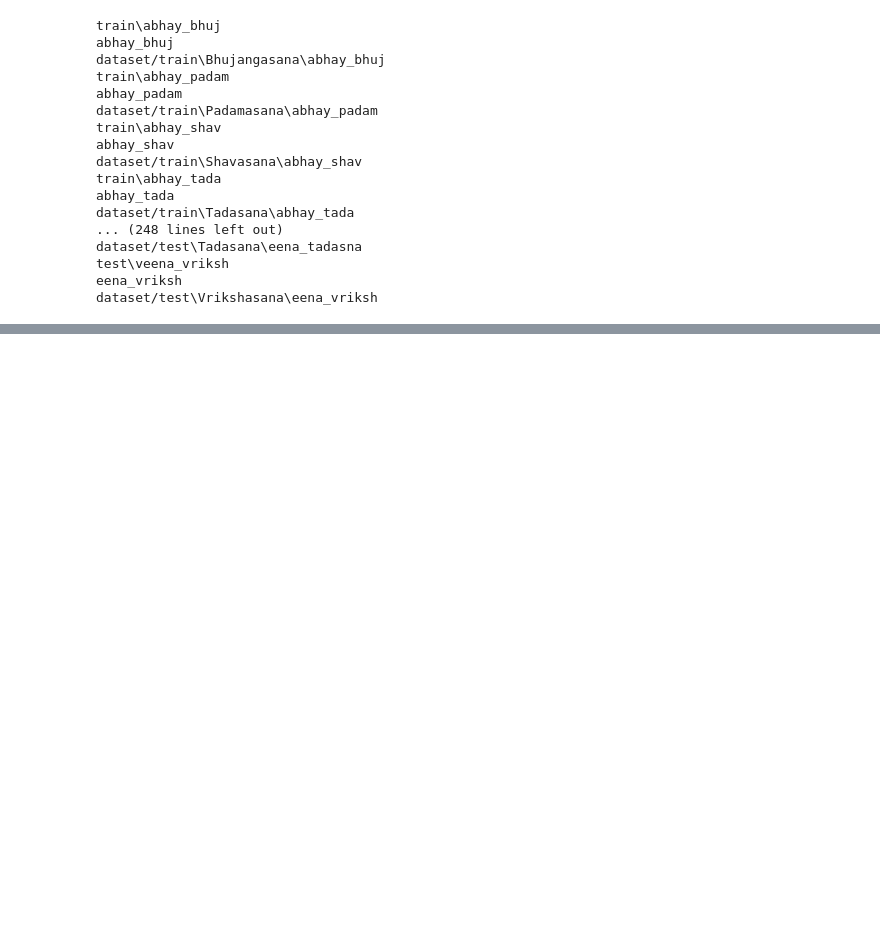
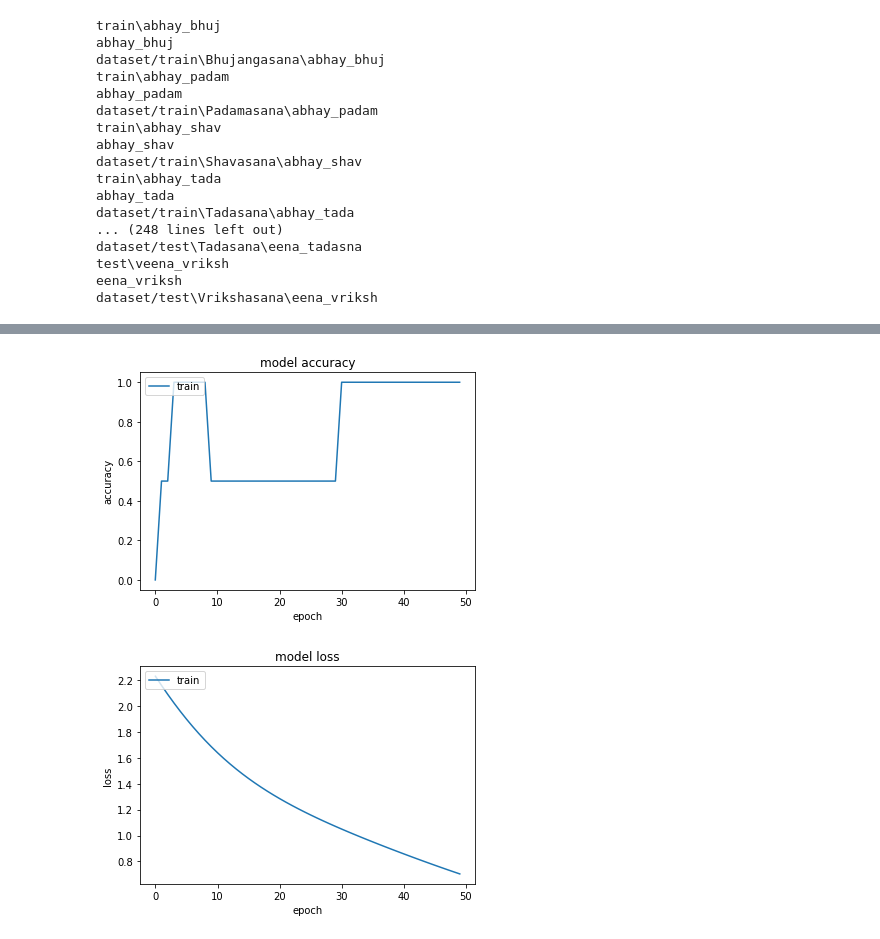
Before and after one commit to radhamujumdar/Yoga_Class-Analysis, a Jupyter notebook: Frames_folder.ipynb, the cells around one changed output, grey strips where cells are left out. Saved outputs shown, nothing was run; the diff lists cells and outputs as text; code cells hidden in the pictures; blank space fills up the shorter version.

```diff
--- a/Frames_folder.ipynb
+++ b/Frames_folder.ipynb
@@ -271,0 +300,5 @@ FileNotFoundError: Unsuccessful TensorSliceReader constructor: Failed to find an
+# %%
+x_train = train
+y_train = label
+
+print(x_train.shape, y_train.shape)
@@ -271,0 +307,12 @@ FileNotFoundError: Unsuccessful TensorSliceReader constructor: Failed to find an
+# %%
+model = tf.keras.Sequential()
+# output embedding dimension of size 64.
+model.add(tf.keras.layers.Input(shape=(30,34)))
+
+# Add a LSTM layer with 128 internal units.
+model.add(tf.keras.layers.LSTM(128))
+
+# Add a Dense layer with 10 units.
+model.add(tf.keras.layers.Dense(2))
+
+model.summary()
@@ -271,0 +332,8 @@ FileNotFoundError: Unsuccessful TensorSliceReader constructor: Failed to find an
+# %%
+model.compile(
+    loss=tf.keras.losses.SparseCategoricalCrossentropy(from_logits=True),
+    optimizer="sgd",
+    metrics=["accuracy"],
+)
+# %%
+history = model.fit(x_train, y_train, epochs=50)
@@ -271,0 +358,18 @@ FileNotFoundError: Unsuccessful TensorSliceReader constructor: Failed to find an
+# %%
+# summarize history for accuracy
+plt.plot(history.history['accuracy'])
+plt.title('model accuracy')
+plt.ylabel('accuracy')
+plt.xlabel('epoch')
+plt.legend(['train'], loc='upper left')
+plt.show()
+# summarize history for loss
+plt.plot(history.history['loss'])
+plt.title('model loss')
+plt.ylabel('loss')
+plt.xlabel('epoch')
+plt.legend(['train'], loc='upper left')
+plt.show()
+# %% [output]
+[figure, added]
+[figure, added]
```
Also changed, not shown: parts of 14 cells of this notebook, 4 other files.
